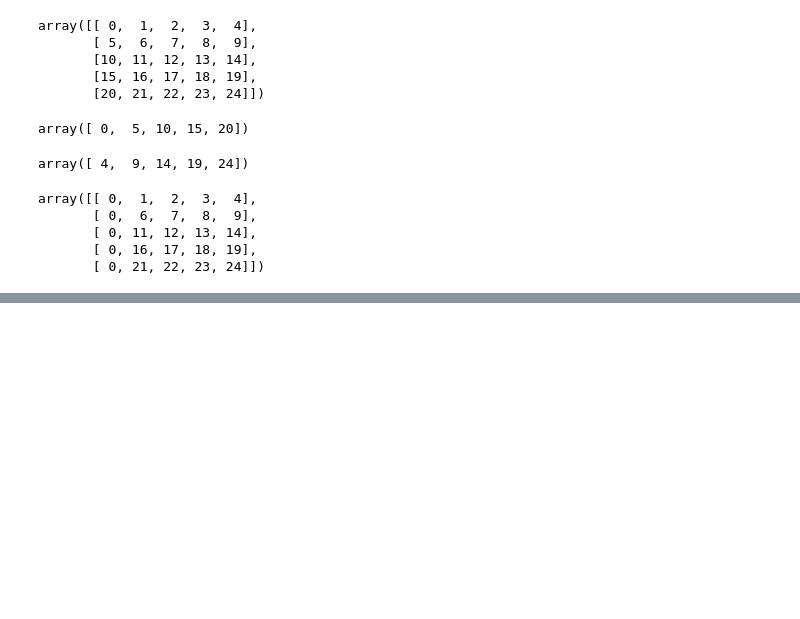
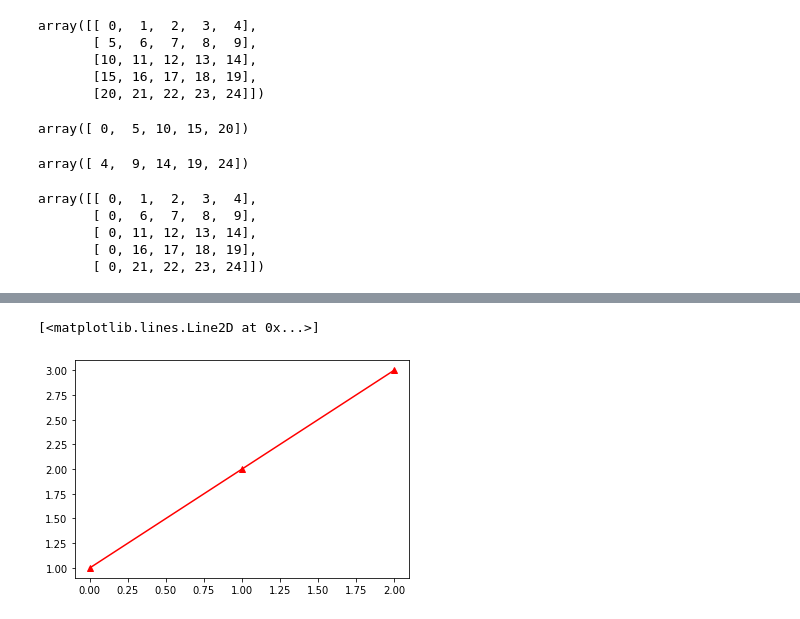
Before and after one commit to aprilrain731/20230210-python, a Jupyter notebook: 20230219.ipynb, the cells around one changed output, grey strips where cells are left out. Saved outputs shown, nothing was run; the diff lists cells and outputs as text; code cells hidden in the pictures; blank space fills up the shorter version.

```diff
--- a/20230219.ipynb
+++ b/20230219.ipynb
@@ -416,0 +452,5 @@ array([[ 0,  1,  2,  3,  4],
+# %%
+plt.plot(x, "^r-")
+# %% [output]
+[<matplotlib.lines.Line2D at 0x...>]
+[figure, added]
```
Also changed, not shown: parts of 28 cells of this notebook.
